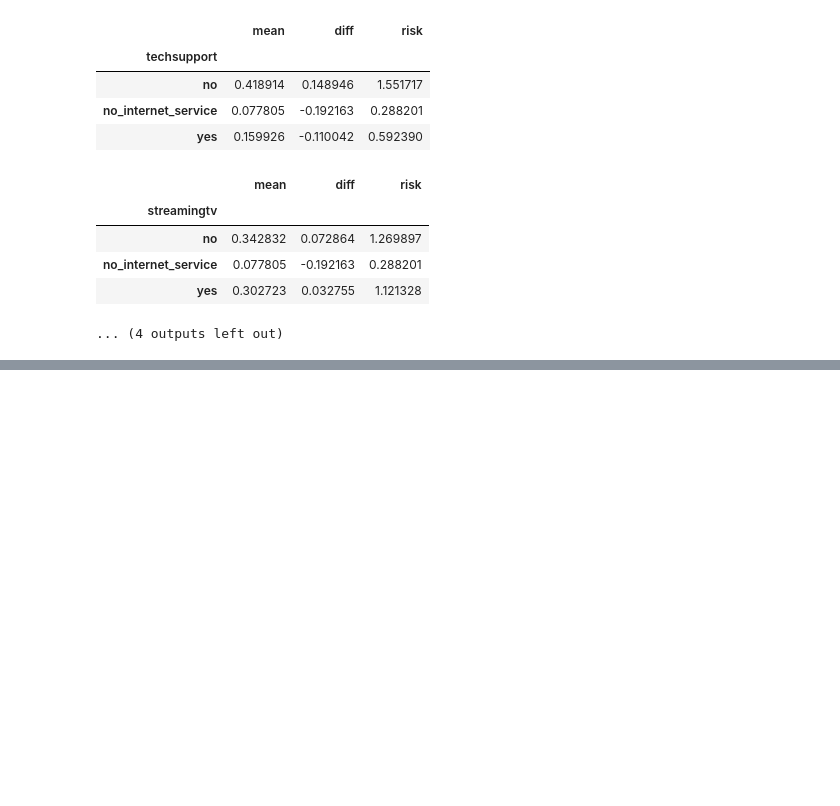
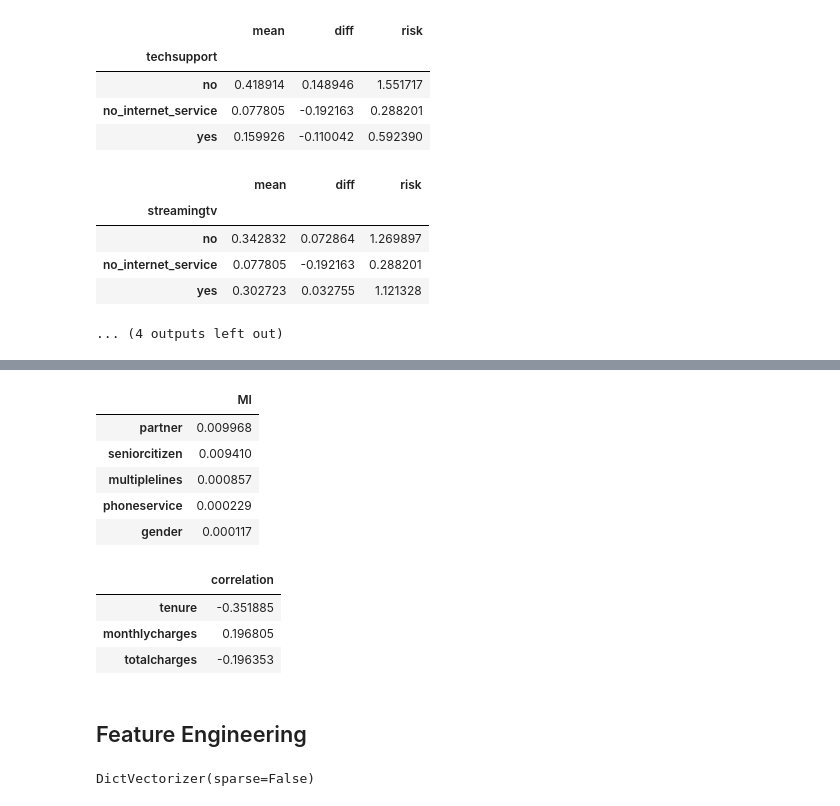
Before and after one commit to mattdube/ml_bookcamp, a Jupyter notebook: 02_Notebooks/churn_classification.ipynb, the cells around one changed output, grey strips where cells are left out. Drawn from its saved outputs; the diff is of its cells as text; code cells hidden in the pictures; blank space fills up the shorter version.

```diff
--- a/02_Notebooks/churn_classification.ipynb
+++ b/02_Notebooks/churn_classification.ipynb
@@ -337,0 +358,18 @@ for col in categorical: #A
+# %%
+df_mi.tail()
+# %% [output]
+|  | MI |
+| partner | 0.009968 |
+| seniorcitizen | 0.009410 |
+| multiplelines | 0.000857 |
+| phoneservice | 0.000229 |
+| gender | 0.000117 |
+# %%
+df_train_full[numerical].corrwith(df_train_full.churn).to_frame(name='correlation')
+# %% [output]
+|  | correlation |
+| tenure | -0.351885 |
+| monthlycharges | 0.196805 |
+| totalcharges | -0.196353 |
+# %% [markdown]
+## Feature Engineering
@@ -337,0 +378,7 @@ for col in categorical: #A
+# %%
+from sklearn.feature_extraction import DictVectorizer
+
+dv = DictVectorizer(sparse=False)
+dv.fit(train_dict)
+# %% [output]
+DictVectorizer(sparse=False)
```
Also changed, not shown: parts of 10 cells of this notebook.
